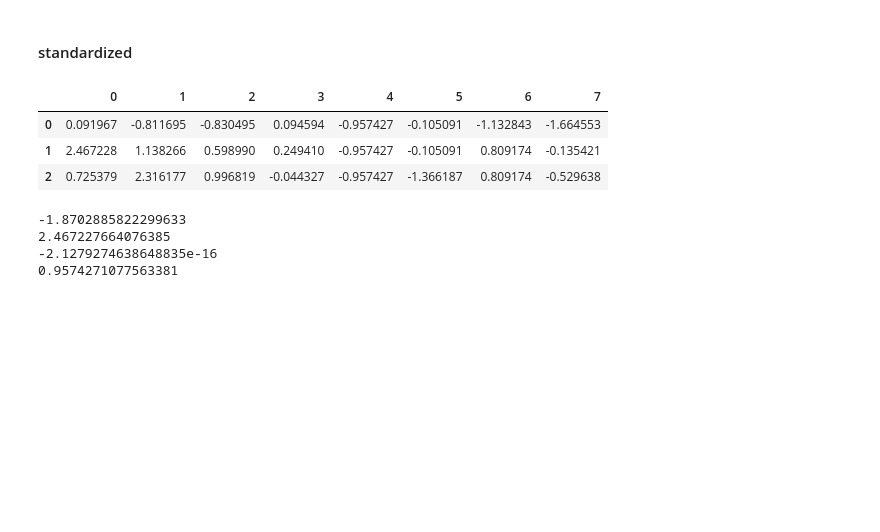
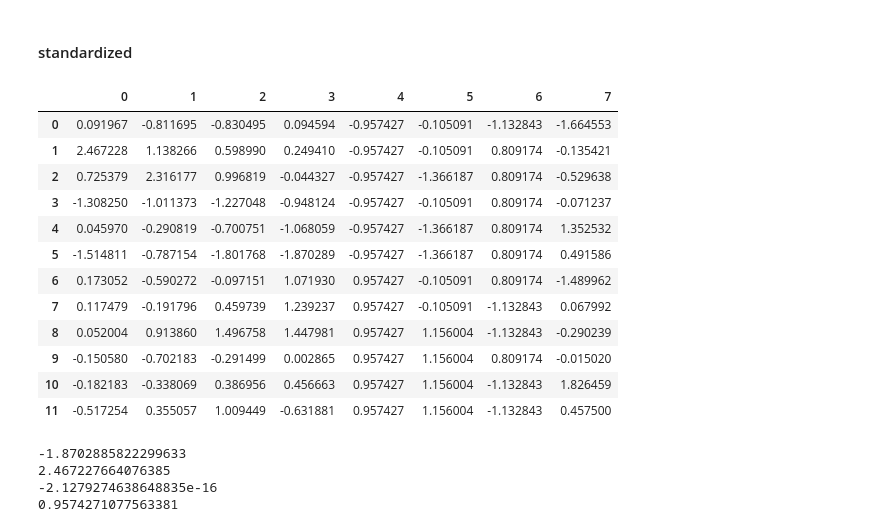
Before and after one commit to wetransform-os/ProMCDA, a Jupyter notebook: testing_score_calculation.ipynb, the cells around one changed output. Cells and saved outputs as stored; diff of their text form; code cells hidden in the pictures; blank space fills up the shorter version.

```diff
--- a/testing_score_calculation.ipynb
+++ b/testing_score_calculation.ipynb
@@ -89,12 +116,21 @@ print(scaled_rank.to_numpy().max())
 #### standardized
 # %%
 scaled_stand_any = norm.standardized(feature_range=('-inf','+inf'))
-scaled_stand_any.head(3)
+scaled_stand_any
 # %% [output]
 |  | 0 | 1 | 2 | 3 | 4 | 5 | 6 | 7 |
 | 0 | 0.091967 | -0.811695 | -0.830495 | 0.094594 | -0.957427 | -0.105091 | -1.132843 | -1.664553 |
 | 1 | 2.467228 | 1.138266 | 0.598990 | 0.249410 | -0.957427 | -0.105091 | 0.809174 | -0.135421 |
 | 2 | 0.725379 | 2.316177 | 0.996819 | -0.044327 | -0.957427 | -1.366187 | 0.809174 | -0.529638 |
+| 3 | -1.308250 | -1.011373 | -1.227048 | -0.948124 | -0.957427 | -0.105091 | 0.809174 | -0.071237 |
+| 4 | 0.045970 | -0.290819 | -0.700751 | -1.068059 | -0.957427 | -1.366187 | 0.809174 | 1.352532 |
+| 5 | -1.514811 | -0.787154 | -1.801768 | -1.870289 | -0.957427 | -1.366187 | 0.809174 | 0.491586 |
+| 6 | 0.173052 | -0.590272 | -0.097151 | 1.071930 | 0.957427 | -0.105091 | 0.809174 | -1.489962 |
+| 7 | 0.117479 | -0.191796 | 0.459739 | 1.239237 | 0.957427 | -0.105091 | -1.132843 | 0.067992 |
+| 8 | 0.052004 | 0.913860 | 1.496758 | 1.447981 | 0.957427 | 1.156004 | -1.132843 | -0.290239 |
+| 9 | -0.150580 | -0.702183 | -0.291499 | 0.002865 | 0.957427 | 1.156004 | 0.809174 | -0.015020 |
+| 10 | -0.182183 | -0.338069 | 0.386956 | 0.456663 | 0.957427 | 1.156004 | -1.132843 | 1.826459 |
+| 11 | -0.517254 | 0.355057 | 1.009449 | -0.631881 | 0.957427 | 1.156004 | -1.132843 | 0.457500 |
 # %%
 print(scaled_stand_any.to_numpy().min())
 print(scaled_stand_any.to_numpy().max())
```
Also changed, not shown: parts of 33 cells of this notebook, 5 other files.
